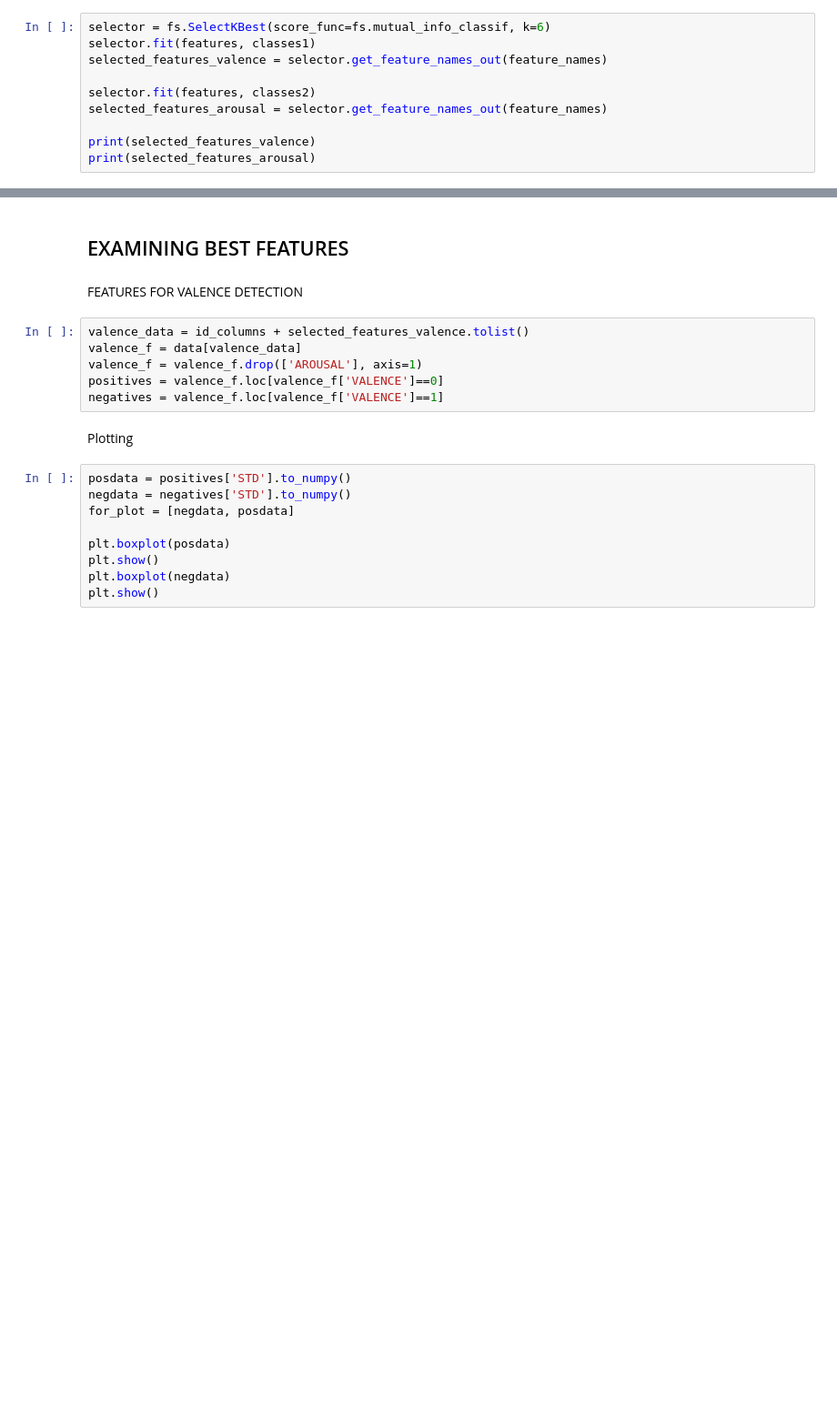
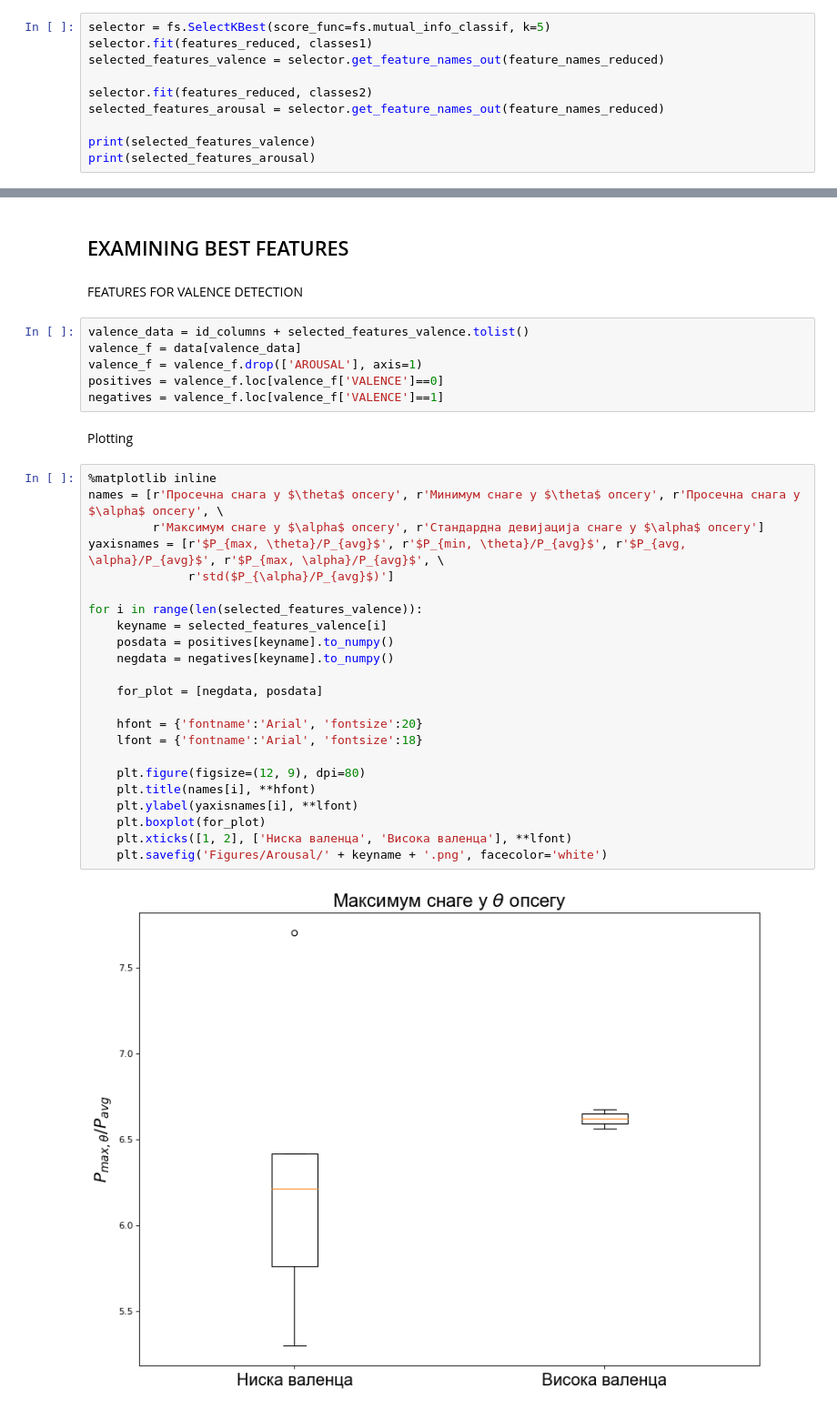
Before and after one commit to dyc0/AES_EEG_Emotion_Recognition, a Jupyter notebook: Feature_selection.ipynb, the cells around one changed output, grey strips where cells are left out. Shown at 91% size. Drawn from its saved outputs; the diff is of its cells as text; blank space fills up the shorter version.

```diff
--- a/Feature_selection.ipynb
+++ b/Feature_selection.ipynb
@@ -46,12 +49,12 @@ print(feature_names)
 # %% [markdown]
 Out of those features that are left, we choose five of the best:
 # %%
-selector = fs.SelectKBest(score_func=fs.mutual_info_classif, k=6)
-selector.fit(features, classes1)
-selected_features_valence = selector.get_feature_names_out(feature_names)
+selector = fs.SelectKBest(score_func=fs.mutual_info_classif, k=5)
+selector.fit(features_reduced, classes1)
+selected_features_valence = selector.get_feature_names_out(feature_names_reduced)
 
-selector.fit(features, classes2)
-selected_features_arousal = selector.get_feature_names_out(feature_names)
+selector.fit(features_reduced, classes2)
+selected_features_arousal = selector.get_feature_names_out(feature_names_reduced)
 
 print(selected_features_valence)
 print(selected_features_arousal)
@@ -71,12 +74,28 @@ positives = valence_f.loc[valence_f['VALENCE']==0]
 negatives = valence_f.loc[valence_f['VALENCE']==1]
 # %% [markdown]
 Plotting
-# %%
-posdata = positives['STD'].to_numpy()
-negdata = negatives['STD'].to_numpy()
-for_plot = [negdata, posdata]
-
-plt.boxplot(posdata)
-plt.show()
-plt.boxplot(negdata)
-plt.show()
+# %%
+%matplotlib inline
+names = [r'Просечна снага у $\theta$ опсегу', r'Минимум снаге у $\theta$ опсегу', r'Просечна снага у $\alpha$ опсегу', \
+         r'Максимум снаге у $\alpha$ опсегу', r'Стандардна девијација снаге у $\alpha$ опсегу']
+yaxisnames = [r'$P_{max, \theta}/P_{avg}$', r'$P_{min, \theta}/P_{avg}$', r'$P_{avg, \alpha}/P_{avg}$', r'$P_{max, \alpha}/P_{avg}$', \
+              r'std($P_{\alpha}/P_{avg}$)']
+
+for i in range(len(selected_features_valence)):
+    keyname = selected_features_valence[i]
+    posdata = positives[keyname].to_numpy()
+    negdata = negatives[keyname].to_numpy()
+
+    for_plot = [negdata, posdata]
+
+    hfont = {'fontname':'Arial', 'fontsize':20}
+    lfont = {'fontname':'Arial', 'fontsize':18}
+
+    plt.figure(figsize=(12, 9), dpi=80)
+    plt.title(names[i], **hfont)
+    plt.ylabel(yaxisnames[i], **lfont)
+    plt.boxplot(for_plot)
+    plt.xticks([1, 2], ['Ниска валенца', 'Висока валенца'], **lfont)
+    plt.savefig('Figures/Arousal/' + keyname + '.png', facecolor='white')
+# %% [output]
+[figure, added]
```
Also changed, not shown: parts of 9 cells of this notebook.
